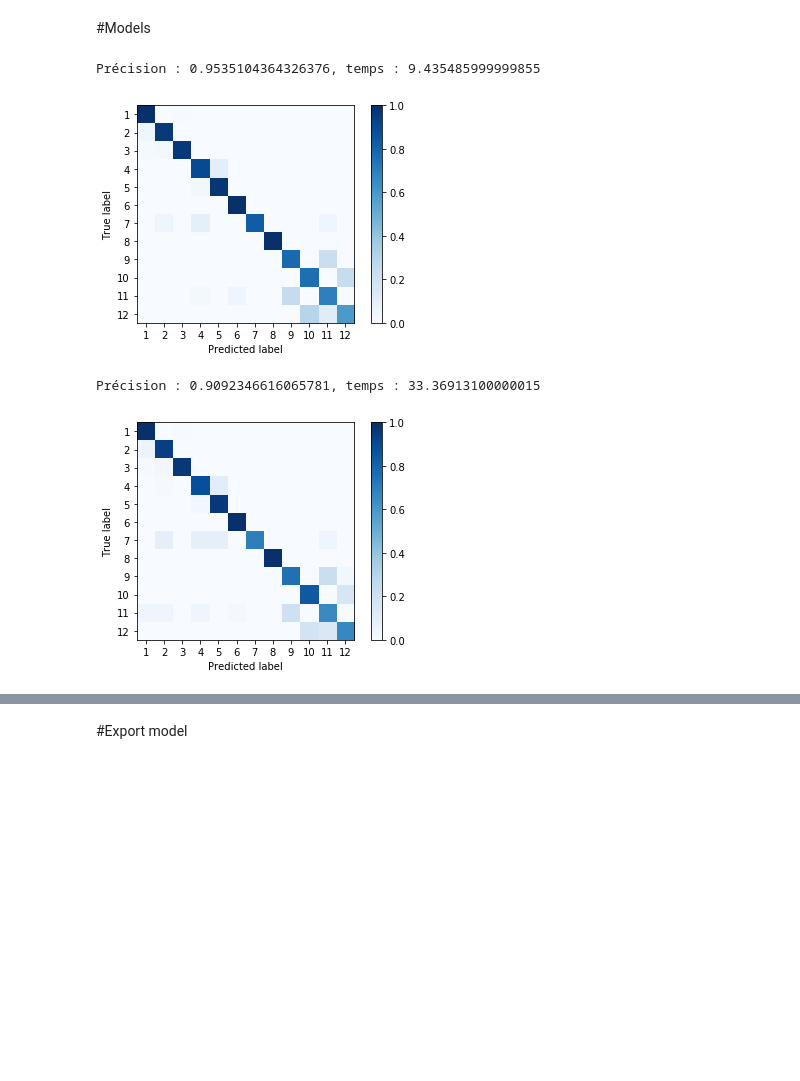
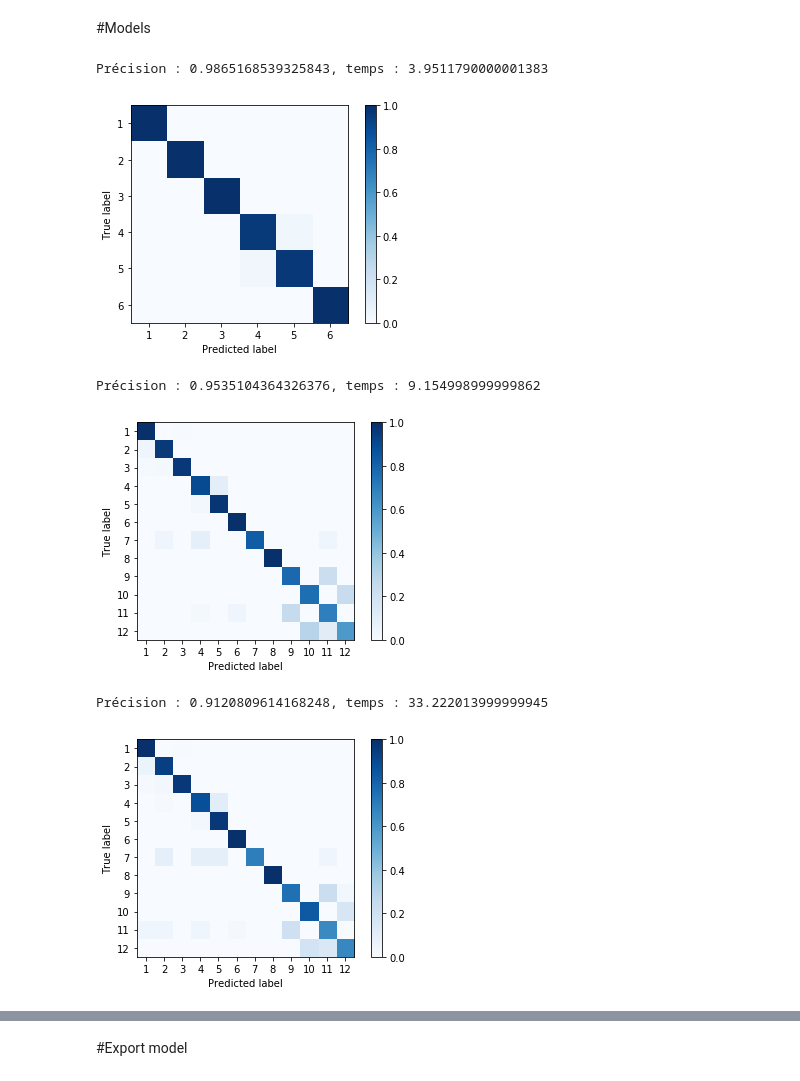
Before and after one commit to Koalananas/pythonfordata, a Jupyter notebook: python.ipynb, the cells around one changed output, grey strips where cells are left out. Saved outputs shown, nothing was run; the diff lists cells and outputs as text; code cells hidden in the pictures; blank space fills up the shorter version.

```diff
--- a/python.ipynb
+++ b/python.ipynb
@@ -20,7 +21,7 @@ for la in l:
   la = la.replace(" ", "")
   while(la in labels):
     la = la+"x"
-  labels.append(i)
+  labels.append(la)
 
 train_x = pd.read_csv("https://raw.githubusercontent.com/Koalananas/pythonfordata/master/datas/Train/X_train.txt"," ", header=None, names=labels)
 train_y = pd.read_csv("https://raw.githubusercontent.com/Koalananas/pythonfordata/master/datas/Train/y_train.txt"," ", header=None, names=['y_target'])
@@ -39,3 +38,9 @@ mainTarget =  train['y_target']==2002
+# %%
+dfLight =  df[train['y_target'] < 7]
+dfLight_x = trainLight.iloc[ : ,-1]
+dfLight_y = trainLight.iloc[ : ,:-1]
+
+trainLight_y, testLight_y, trainLight_x, testLight_x = train_test_split(dfLight_x, dfLight_y, test_size=0.30, random_state=42)
 # %% [markdown]
 #Visualisation
 # %%
@@ -53,12 +58,39 @@ plt.show()
 [figure]
 # %% [markdown]
 #Models
+# %%
+def svmlight(trainx, trainy, testx, testy):
+  from sklearn import svm
+  time_start = time.clock()
+  clf = svm.SVC(gamma=0.001, C=100., decision_function_shape='ovr',
+                random_state=22, max_iter=2500)
+  clf.fit(trainx, trainy.values.ravel())
+  predictions = clf.predict(testx)
+  i = 0
+  accuracy =0
+  for res in predictions:
+    if res == testy.iloc[i]:
+      accuracy +=1
+    i+=1
+  accuracy = (accuracy/i)
+  time_elapsed = (time.clock() - time_start)
+  return [clf, accuracy, time_elapsed]
+
+#svm(train_x, train_y, test_x, test_y)[1]
+sv = svmlight(trainLight_x, trainLight_y, testLight_x, testLight_y)
+print("Précision : " + str(sv[1]) + ", temps : " + str(sv[2]) )
+disp = plot_confusion_matrix(sv[0], testLight_x, testLight_y,
+  cmap=plt.cm.Blues,
+  normalize="true",include_values=False)
+# %% [output]
+Précision : 0.9865168539325843, temps : 3.9511790000001383
+[figure, added]
 # %%
 def svm(trainx, trainy, testx, testy):
   from sklearn import svm
   time_start = time.clock()
   clf = svm.SVC(gamma=0.001, C=100., decision_function_shape='ovr',
-                random_state=22)
+                random_state=22, max_iter=2500)
   clf.fit(trainx, trainy.values.ravel())
   predictions = clf.predict(testx)
   i = 0
@@ -71,14 +103,14 @@ def svm(trainx, trainy, testx, testy):
   time_elapsed = (time.clock() - time_start)
   return [clf, accuracy, time_elapsed]
 
-svm(train_x, train_y, test_x, test_y)[1]
+#svm(train_x, train_y, test_x, test_y)[1]
 sv = svm(train_x, train_y, test_x, test_y)
 print("Précision : " + str(sv[1]) + ", temps : " + str(sv[2]) )
 disp = plot_confusion_matrix(sv[0], test_x, test_y,
   cmap=plt.cm.Blues,
   normalize="true",include_values=False)
 # %% [output]
-Précision : 0.9535104364326376, temps : 9.435485999999855
+Précision : 0.9535104364326376, temps : 9.154998999999862
 [figure]
 # %%
 def rfc(trainx, trainy, testx, testy):
@@ -103,7 +135,7 @@ disp = plot_confusion_matrix(rf[0], test_x, test_y,
   cmap=plt.cm.Blues,
   normalize="true",include_values=False)
 # %% [output]
-Précision : 0.9092346616065781, temps : 33.36913100000015
+Précision : 0.9120809614168248, temps : 33.222013999999945
 [figure]
 # %%
 def logreg(trainx, trainy, testx, testy):
```
Also changed, not shown: parts of 6 cells of this notebook.
